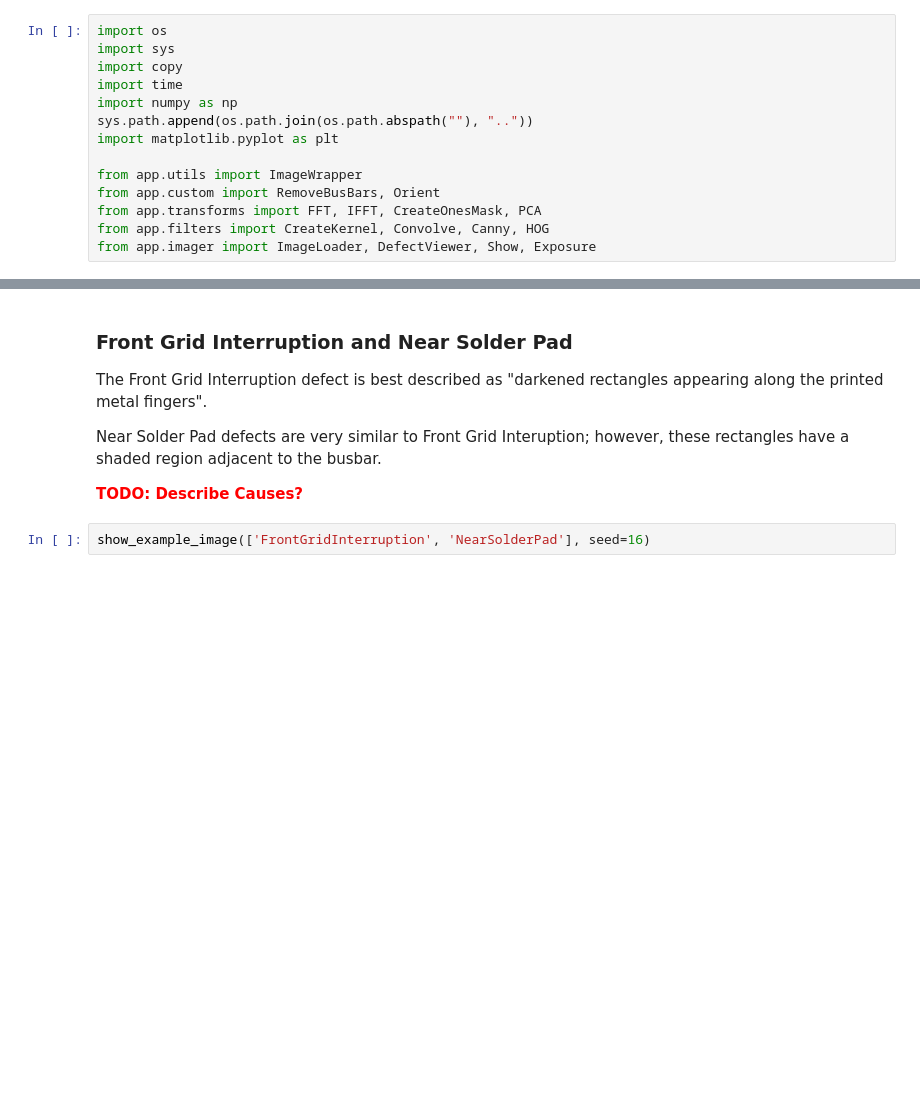
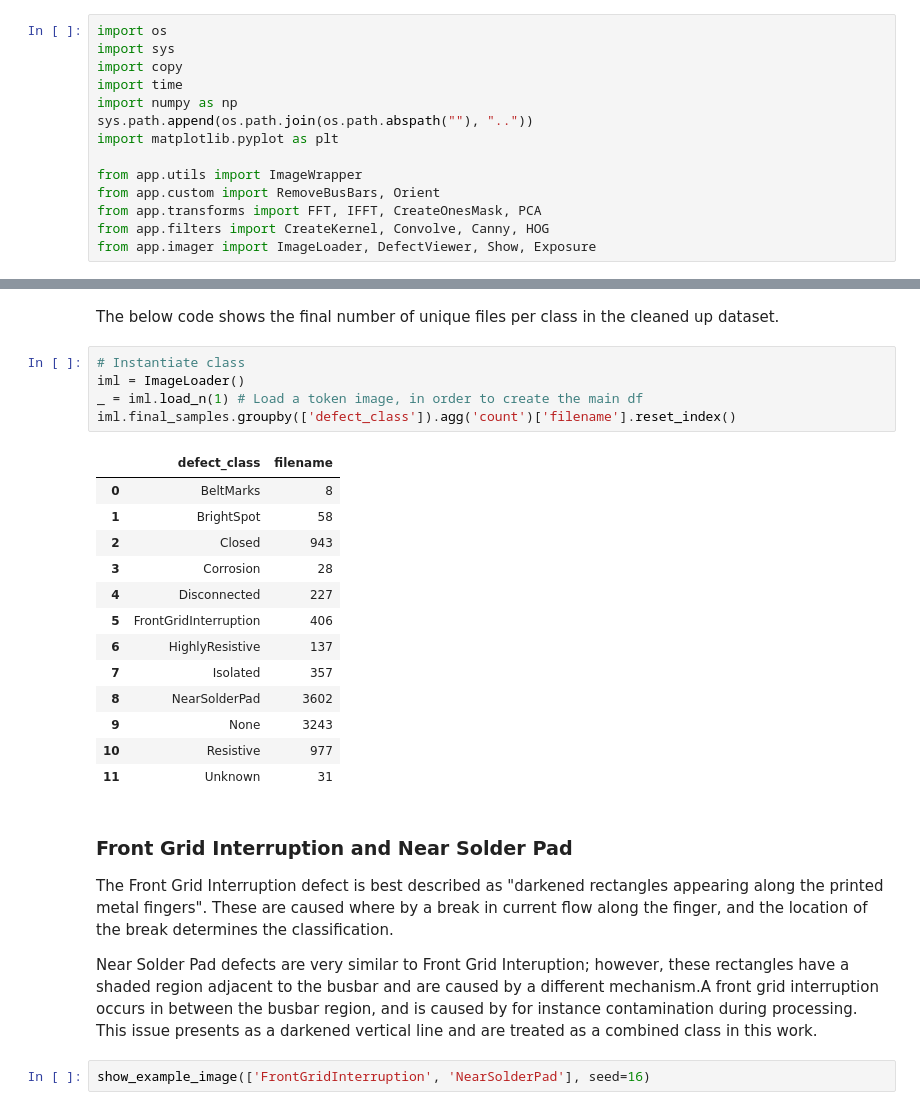
Before and after one commit to atox120/w281_finalproject_solascan, a Jupyter notebook: notebooks/main.ipynb, the cells around one changed output, grey strips where cells are left out. Drawn from its saved outputs; the diff is of its cells as text; blank space fills up the shorter version.

```diff
--- a/notebooks/main.ipynb
+++ b/notebooks/main.ipynb
@@ -113,14 +128,33 @@ def show_example_image(defect_class='None', seed=0):
     _ = Show(num_images=1, seed=seed) << single_defect
 
     return
+# %% [markdown]
+The below code shows the final number of unique files per class in the cleaned up dataset.
+# %%
+# Instantiate class
+iml = ImageLoader()
+_ = iml.load_n(1) # Load a token image, in order to create the main df
+iml.final_samples.groupby(['defect_class']).agg('count')['filename'].reset_index()
+# %% [output]
+|  | defect_class | filename |
+| 0 | BeltMarks | 8 |
+| 1 | BrightSpot | 58 |
+| 2 | Closed | 943 |
+| 3 | Corrosion | 28 |
+| 4 | Disconnected | 227 |
+| 5 | FrontGridInterruption | 406 |
+| 6 | HighlyResistive | 137 |
+| 7 | Isolated | 357 |
+| 8 | NearSolderPad | 3602 |
+| 9 | None | 3243 |
+| 10 | Resistive | 977 |
+| 11 | Unknown | 31 |
 # %% [markdown]
 ### Front Grid Interruption and Near Solder Pad
 
-The Front Grid Interruption defect is best described as "darkened rectangles appearing along the printed metal fingers".
+The Front Grid Interruption defect is best described as "darkened rectangles appearing along the printed metal fingers". These are caused where by a break in current flow along the finger, and the location of the break determines the classification.
 
-Near Solder Pad defects are very similar to Front Grid Interuption; however, these rectangles have a shaded region adjacent to the busbar.
-
-<span style="color:red">**TODO: Describe Causes?**</span>
+Near Solder Pad defects are very similar to Front Grid Interuption; however, these rectangles have a shaded region adjacent to the busbar and are caused by a different mechanism.A front grid interruption occurs in between the busbar region, and is caused by for instance contamination during processing. This issue presents as a darkened vertical line and are treated as a combined class in this work.
 # %%
 show_example_image(['FrontGridInterruption', 'NearSolderPad'], seed=16)
 # %% [output]
```
Also changed, not shown: parts of 24 cells of this notebook, 10 other files.
